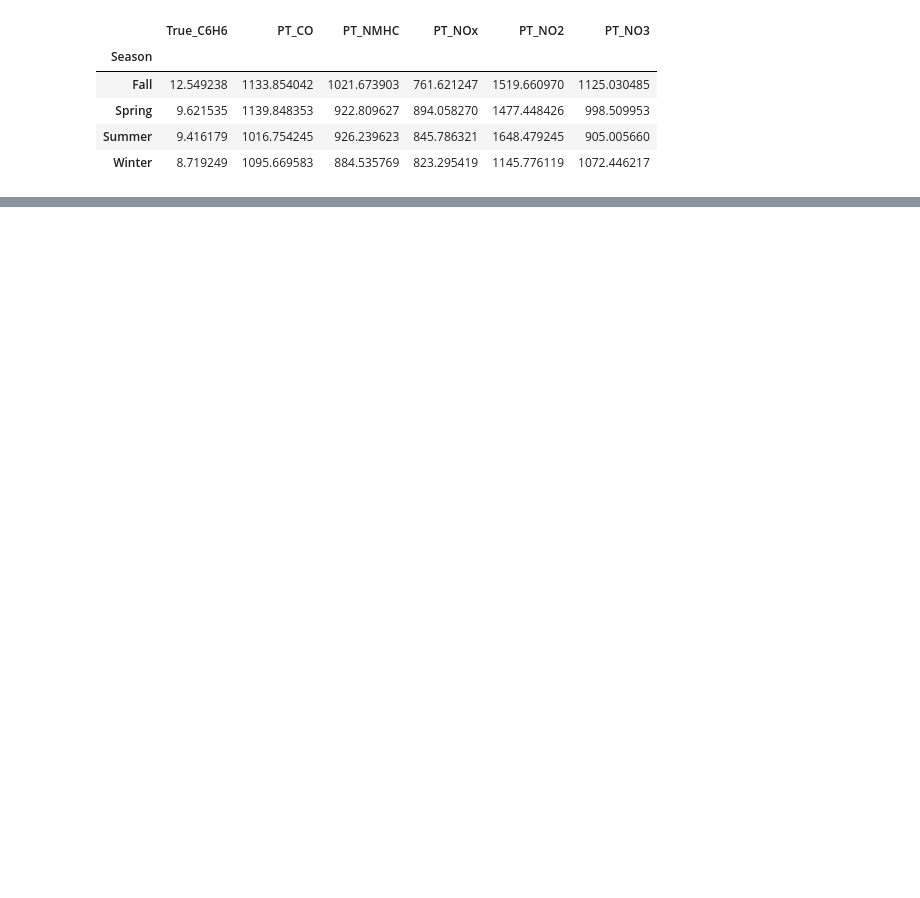
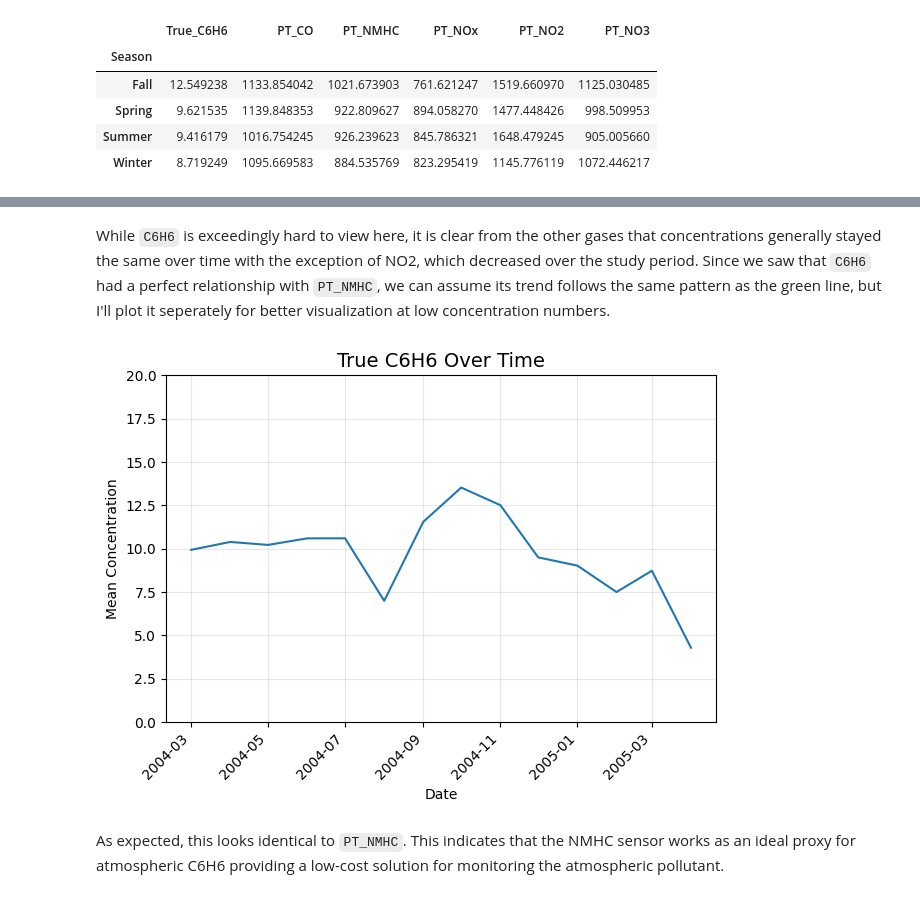
Before and after one commit to shuodeng521-sys/ST-554-Project1-Shuo-Anna-Jillian, a Jupyter notebook: Task2/Greene_Project1_Task2.ipynb, the cells around one changed output, grey strips where cells are left out. Drawn from its saved outputs; the diff is of its cells as text; code cells hidden in the pictures; blank space fills up the shorter version.

```diff
--- a/Task2/Greene_Project1_Task2.ipynb
+++ b/Task2/Greene_Project1_Task2.ipynb
@@ -322,0 +363,19 @@ There is no notable trend for all pollutants to be worse in one season, though i
+# %% [markdown]
+While `C6H6` is exceedingly hard to view here, it is clear from the other gases that concentrations generally stayed the same over time with the exception of NO2, which decreased over the study period. Since we saw that `C6H6` had a perfect relationship with `PT_NMHC`, we can assume its trend follows the same pattern as the green line, but I'll plot it seperately for better visualization at low concentration numbers.
+# %%
+# Plot True_C6H6 from gas_df by itself
+plt.plot(gas_df.index, gas_df["True_C6H6"])
+plt.title("True C6H6 Over Time", fontsize=14)
+plt.xlabel("Date")
+plt.ylabel("Mean Concentration")
+plt.grid(alpha=0.3)
+plt.xticks(rotation=45, ha='right') # rotate xaxis text for readability
+#expand y axis bounds
+plt.ylim(0, 20)
+
+plt.tight_layout()
+plt.show()
+# %% [output]
+[figure, added]
+# %% [markdown]
+As expected, this looks identical to `PT_NMHC`. This indicates that the NMHC sensor works as an ideal proxy for atmospheric C6H6 providing a low-cost solution for monitoring the atmospheric pollutant.
```
Also changed, not shown: parts of 4 cells of this notebook.
